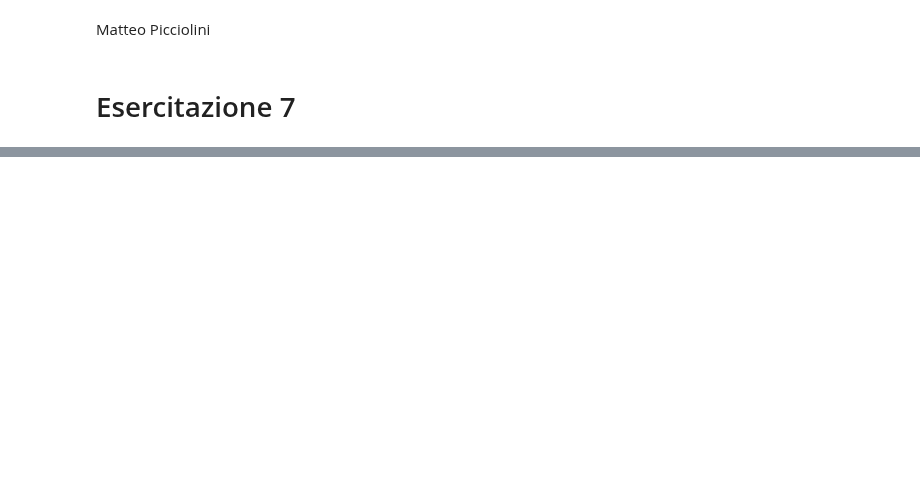
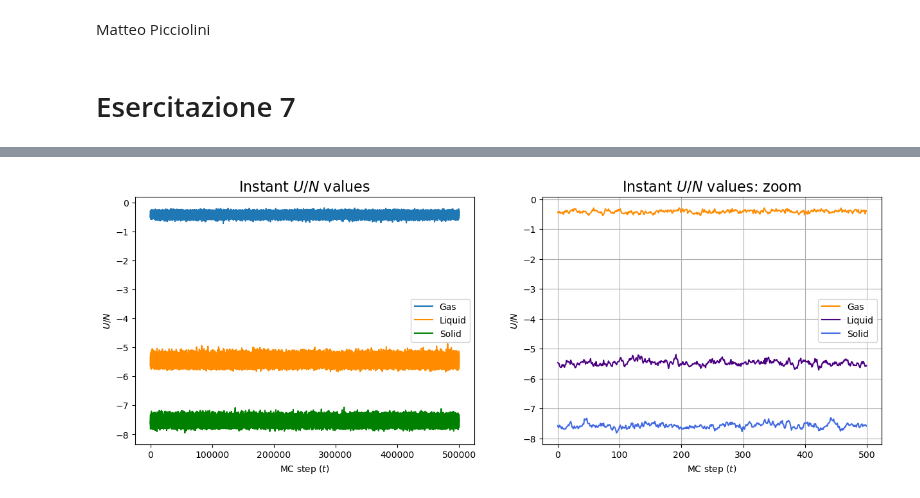
Before and after one commit to matteopicciolini/Numeric-Simulation-Laboratory, a Jupyter notebook: JupyterNotebooks/Exercises_07.ipynb, the cells around one changed output, grey strips where cells are left out. Drawn from its saved outputs; the diff is of its cells as text; code cells hidden in the pictures; blank space fills up the shorter version.

```diff
--- a/JupyterNotebooks/Exercises_07.ipynb
+++ b/JupyterNotebooks/Exercises_07.ipynb
@@ -71,0 +66,36 @@ dove tutte le grandezze si intendono in unità di LJ. Sfruttando il codice scrit
+# %%
+fig, axs = plt.subplots(1, 2, figsize = (15, 5))
+
+#Load Gas Data
+gas_instant = np.loadtxt("../Data/07.1_gas_1.20_instant_epot.dat")
+
+#Load Liquid Data
+liquid_instant = np.loadtxt("../Data/07.1_liquid_1.10_instant_epot.dat")
+
+#Load Solid Data
+solid_instant = np.loadtxt("../Data/07.1_solid_0.80_instant_epot.dat")
+
+#plot
+axs[0].plot(gas_instant, label = 'Gas')
+axs[0].plot(liquid_instant, color = 'darkorange', label = 'Liquid')
+axs[0].plot(solid_instant, color = 'green', label = 'Solid')
+
+axs[0].set_ylabel('$U/N$')
+axs[0].set_xlabel('MC step $(t)$')
+axs[0].legend()
+axs[0].set_title('Instant $U/N$ values', fontsize = 16)
+
+axs[1].plot(gas_instant[:500], color='darkorange', label='Gas')
+axs[1].plot(liquid_instant[:500], color='indigo', label='Liquid')
+axs[1].plot(solid_instant[:500], color='royalblue', label='Solid')
+
+axs[1].set_ylabel('$U/N$')
+axs[1].set_xlabel('MC step $(t)$')
+axs[1].legend()
+
+
+axs[1].set_title('Instant $U/N$ values: zoom', fontsize = 16)
+axs[1].grid()
+plt.show()
+# %% [output]
+[figure, added]
```
Also changed, not shown: parts of 11 cells of this notebook, 44 other files.
